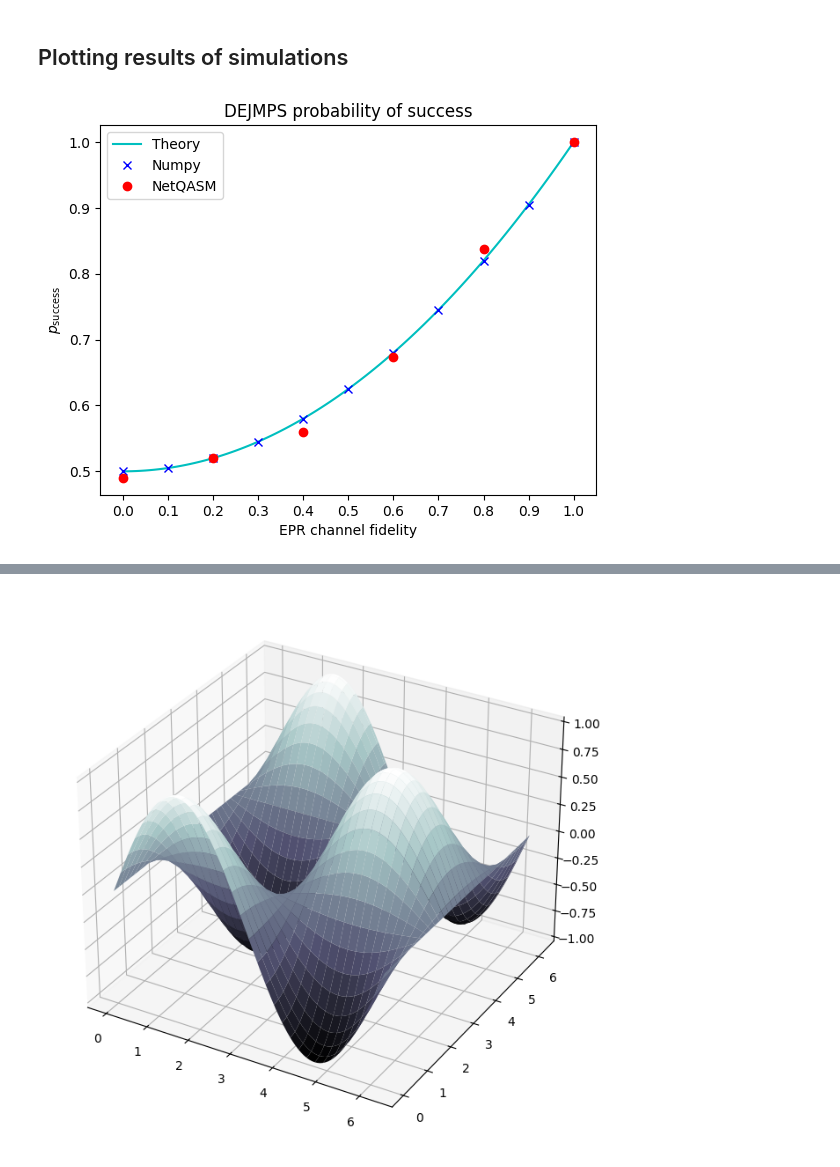
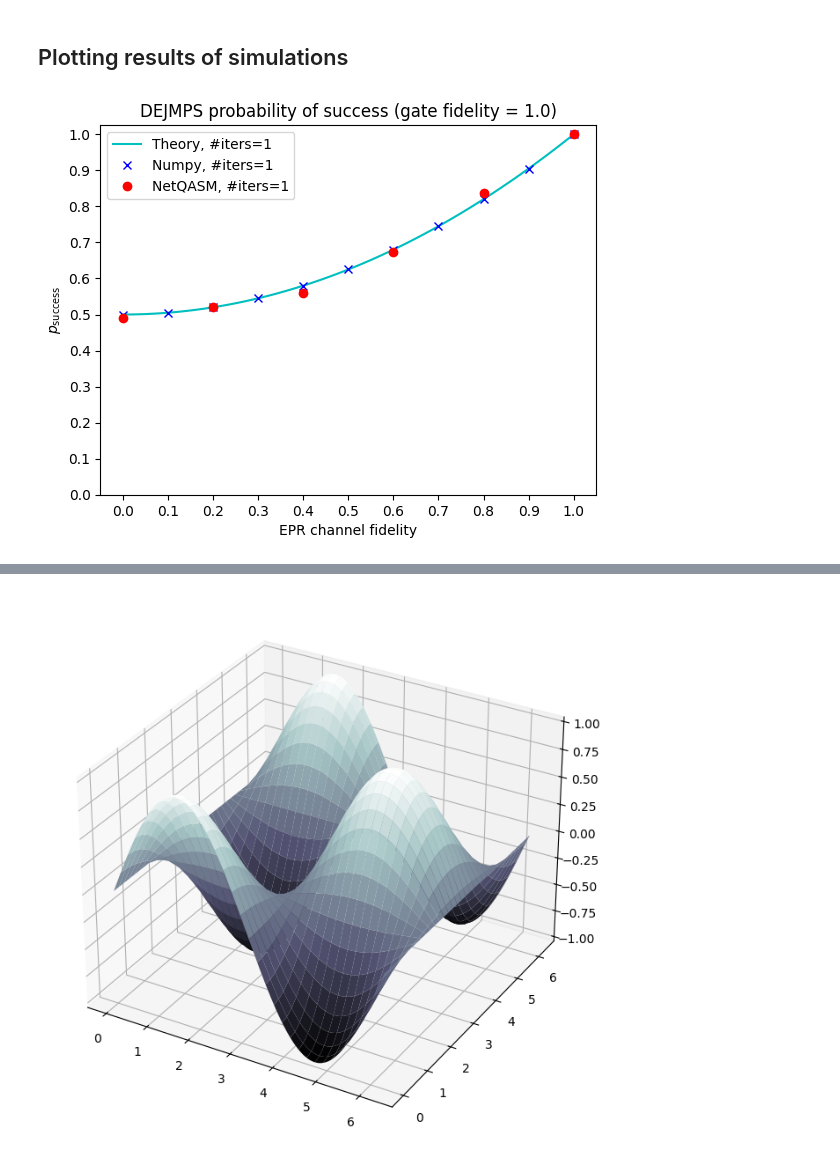
Before and after one commit to iDragos1234/CS4090, a Jupyter notebook: project/dejmps/dejmps_simulation.ipynb, the cells around one changed output, grey strips where cells are left out. Cells and saved outputs as stored; diff of their text form; code cells hidden in the pictures.

```diff
--- a/project/dejmps/dejmps_simulation.ipynb
+++ b/project/dejmps/dejmps_simulation.ipynb
@@ -31,34 +77,15 @@ povm_epr2 = POVM(
 # %%
+GRID_SIZE = 11
 numpy_sim_results = []
 
-for epr_channel_fidelity in np.linspace(0, 1, 11):
-    # Create two EPR pairs between Alice and Bob
-    epr_1 = epr_2 = werner_state(epr_channel_fidelity)
-
-    # Create ensemble of two EPR pairs
-    # (qubits in order: |1A, 1B, 2A, 2B>)
-    rho = kron([epr_1, epr_2])
-
-    # Apply DEJMPS circuit
-    rho = dejmps_circuit(rho)
-
-    # Compute probabilities and outcome states
-    # when measuring qubits 2A and 2B
-    probs, rho_outs = povm_epr2(rho)
-
-    # Compute fidelity wrt. the Bell state phi_00
-    target_state = bell_state()
-    fidels = np.array([fidelity(dm, target_state) for dm in rho_outs])
-
-    # Compute probability of success and average fidelity **given** success
-    prob_succ = probs[0] + probs[-1]
-    fidel_succ = (fidels[0] * probs[0] + fidels[-1] * probs[-1]) / prob_succ
-
-    numpy_sim_results.append([epr_channel_fidelity, prob_succ, fidel_succ])
+for gate_fidelity in np.linspace(0, 1, GRID_SIZE):
+    for epr_channel_fidelity in np.linspace(0, 1, GRID_SIZE):
+        prob_succ, fidel_succ = run_numpy_simulation(gate_fidelity, epr_channel_fidelity)
+        numpy_sim_results.append([gate_fidelity, epr_channel_fidelity, prob_succ, fidel_succ])
 
 numpy_sim_results = np.array(numpy_sim_results)
 
-cols = ['EPR channel fidelity', 'P_Succ', 'F_succ']
+cols = ['Gate fidelity', 'EPR channel fidelity', 'P_Succ', 'F_succ']
 numpy_sim_results = pd.DataFrame(numpy_sim_results, columns=cols)
 
 numpy_sim_results
@@ -153,26 +181,26 @@ def fidelity_succ_theory(epr_channel_fidelity: float, niters: int=0):
 # %%
 ps = np.linspace(0, 1, 101)
 plt.plot(
     ps, prob_succ_theory(ps),
-    'c-', label='Theory',
+    'c-', label='Theory, #iters=1',
 )
 plt.plot(
-    numpy_sim_results['EPR channel fidelity'],
-    numpy_sim_results['P_Succ'],
-    'xb', label='Numpy',
+    numpy_sim_results.query('`Gate fidelity` == 1.0')['EPR channel fidelity'],
+    numpy_sim_results.query('`Gate fidelity` == 1.0')['P_Succ'],
+    'xb', label='Numpy, #iters=1',
 )
 plt.plot(
     netqasm_sim_results.query('`Gate fidelity` == 1.0')['EPR channel fidelity'],
     netqasm_sim_results.query('`Gate fidelity` == 1.0')['P_succ'],
-    'ro', label='NetQASM'
+    'ro', label='NetQASM, #iters=1'
 )
-plt.title('DEJMPS probability of success')
+plt.title('DEJMPS probability of success (gate fidelity = 1.0)')
 plt.xlabel('EPR channel fidelity')
 plt.ylabel(r'$p_\text{success}$')
 ticks = np.arange(11)/10
 plt.xticks(ticks, ticks)
-# plt.yticks(ticks, ticks)
+plt.yticks(ticks, ticks)
 plt.legend()
 plt.show()
 # %% [output]
-[figure, old version]
+[figure, new version]
```
Also changed, not shown: parts of 6 cells of this notebook, 7 other files.
